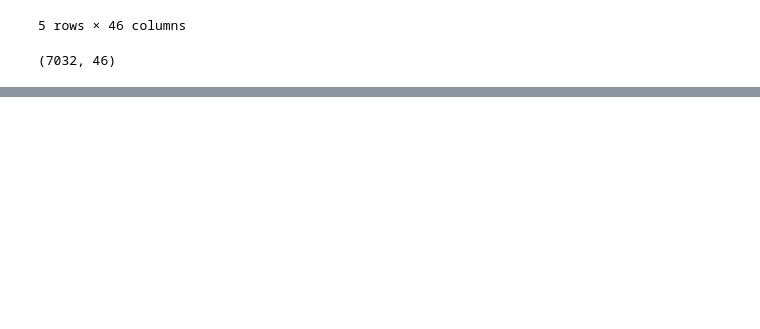
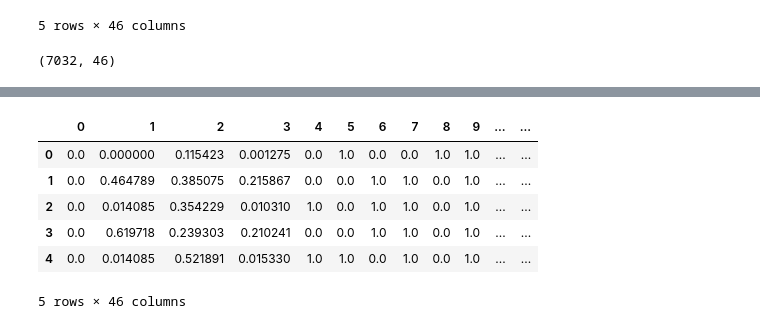
Before and after one commit to electrojam/Curso-de-Regresion-Logistica-con-Python-y-scikit-learn, a Jupyter notebook: regresion_logistica_binomial.ipynb, the cells around one changed output, grey strips where cells are left out. Cells and saved outputs as stored; diff of their text form; code cells hidden in the pictures; blank space fills up the shorter version.

```diff
--- a/regresion_logistica_binomial.ipynb
+++ b/regresion_logistica_binomial.ipynb
@@ -186,0 +213,5 @@ df_data_processing.shape
+# %%
+scaler = MinMaxScaler() #Definnimos función scaler para que tenga método de escalamiento
+df_data_processing_scaled = scaler.fit_transform(df_data_processing)
+
+# el resultado arroja un array, un tensor
@@ -186,0 +234,14 @@ df_data_processing.shape
+# %%
+df_data_processing_scaled = pd.DataFrame(df_data_processing_scaled) # convertimos a dataframe
+# %%
+df_data_processing_scaled.head()
+
+# el resultado arroja que se perdieron los nombres de las columnas o variables
+# %% [output]
+|  | 0 | 1 | 2 | 3 | 4 | 5 | 6 | 7 | 8 | 9 | ... | ... |
+| 0 | 0.0 | 0.000000 | 0.115423 | 0.001275 | 0.0 | 1.0 | 0.0 | 0.0 | 1.0 | 1.0 | ... | ... |
+| 1 | 0.0 | 0.464789 | 0.385075 | 0.215867 | 0.0 | 0.0 | 1.0 | 1.0 | 0.0 | 1.0 | ... | ... |
+| 2 | 0.0 | 0.014085 | 0.354229 | 0.010310 | 1.0 | 0.0 | 1.0 | 1.0 | 0.0 | 1.0 | ... | ... |
+| 3 | 0.0 | 0.619718 | 0.239303 | 0.210241 | 0.0 | 0.0 | 1.0 | 1.0 | 0.0 | 1.0 | ... | ... |
+| 4 | 0.0 | 0.014085 | 0.521891 | 0.015330 | 1.0 | 1.0 | 0.0 | 1.0 | 0.0 | 1.0 | ... | ... |
+5 rows × 46 columns
```
Also changed, not shown: parts of 8 cells of this notebook.
